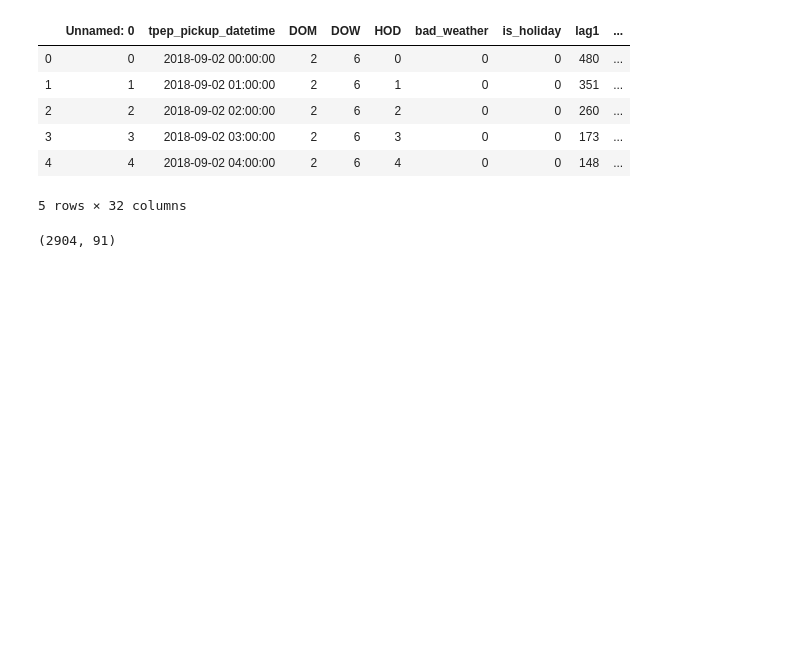
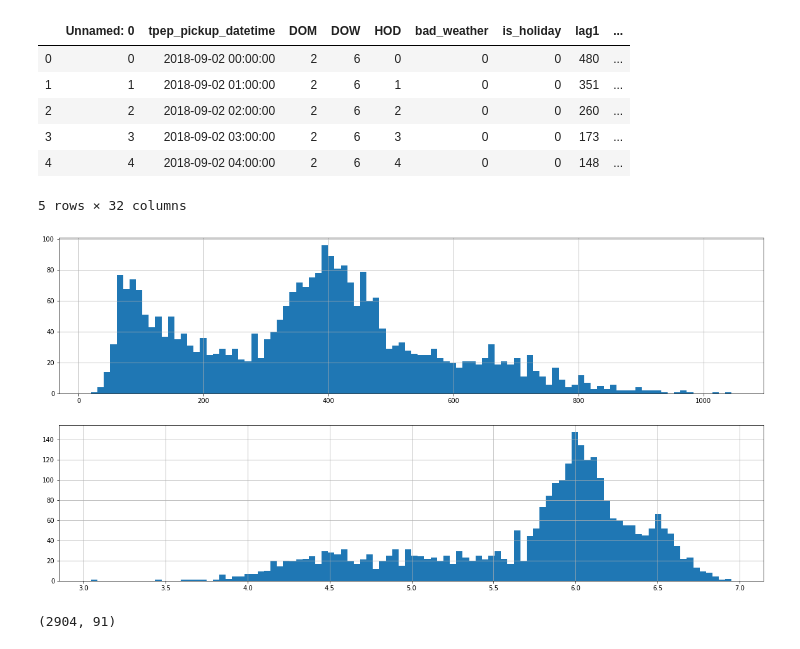
Before and after one commit to ChenjieSU/ADS_project, a Jupyter notebook: models.ipynb, the cells around one changed output. Cells and saved outputs as stored; diff of their text form; code cells hidden in the pictures; blank space fills up the shorter version.

```diff
--- a/models.ipynb
+++ b/models.ipynb
@@ -37,3 +38,12 @@ Features.head()
 | 3 | 3 | 2018-09-02 03:00:00 | 2 | 6 | 3 | 0 | 0 | 173 | ... |
 | 4 | 4 | 2018-09-02 04:00:00 | 2 | 6 | 4 | 0 | 0 | 148 | ... |
 5 rows × 32 columns
+# %%
+df = Features.copy()
+fig, axes = plt.subplots(nrows=2, ncols=1,figsize=(20,10))
+df['trip_count'].hist(bins=100, ax=axes[0])
+df['trip_count'] = np.log1p(df['trip_count'])
+df['trip_count'].hist(bins=100, ax=axes[1])
+plt.show()
+# %% [output]
+[figure, added]
```
Also changed, not shown: parts of 33 cells of this notebook.
